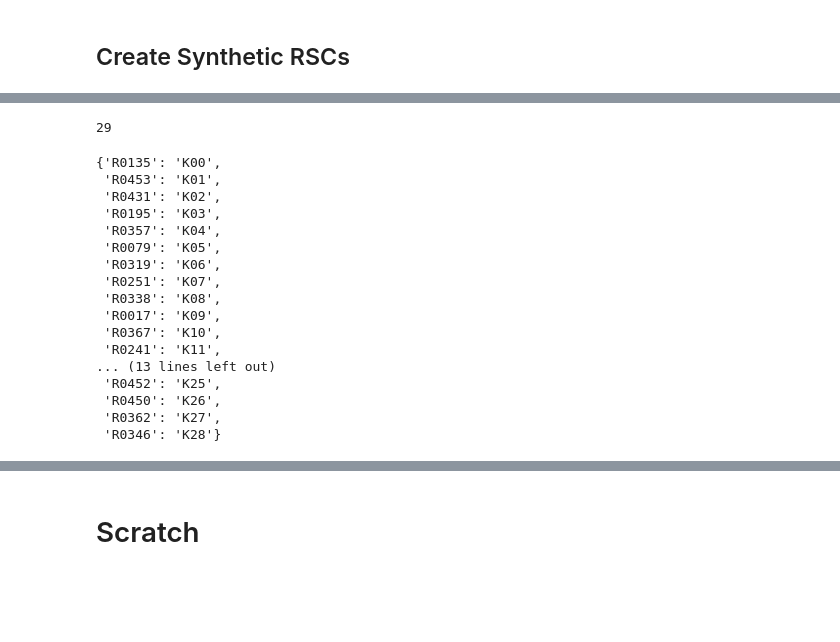
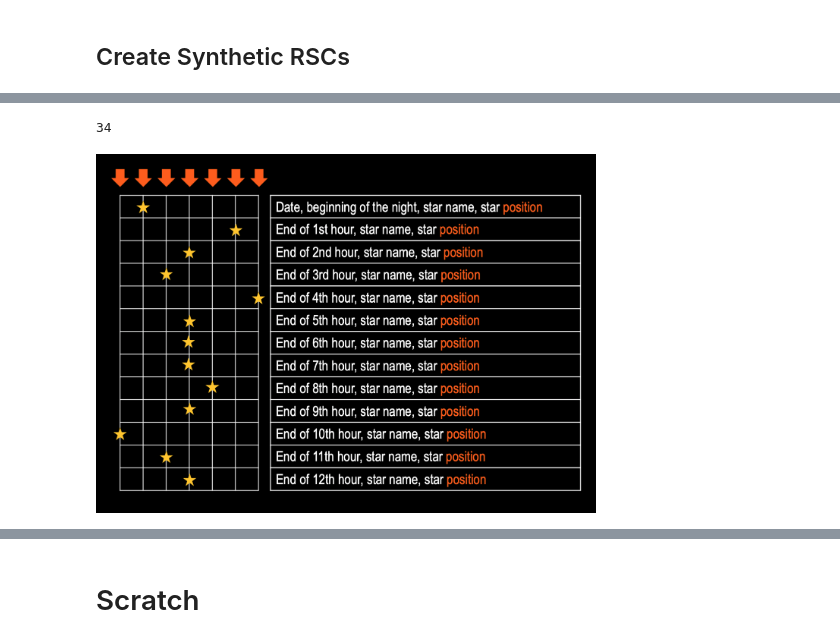
Before and after one commit to lunazagor/decanOpy, a Jupyter notebook: notebooks/synRSCgenerator.ipynb, the cells around one changed output, grey strips where cells are left out. Drawn from its saved outputs; the diff is of its cells as text; code cells hidden in the pictures; blank space fills up the shorter version.

```diff
--- a/notebooks/synRSCgenerator.ipynb
+++ b/notebooks/synRSCgenerator.ipynb
@@ -444,22 +593,0 @@ done
-# %%
-print(len(known_stars_dict))
-known_stars_dict
-# %% [output]
-29
-{'R0135': 'K00',
- 'R0453': 'K01',
- 'R0431': 'K02',
- 'R0195': 'K03',
- 'R0357': 'K04',
- 'R0079': 'K05',
- 'R0319': 'K06',
- 'R0251': 'K07',
- 'R0338': 'K08',
- 'R0017': 'K09',
- 'R0367': 'K10',
- 'R0241': 'K11',
-... (13 lines left out)
- 'R0452': 'K25',
- 'R0450': 'K26',
- 'R0362': 'K27',
- 'R0346': 'K28'}
@@ -465,0 +660,5 @@ known_stars_dict
+# %%
+# check number of known stars
+print(len(known_stars_dict))
+# %% [output]
+34
@@ -465,0 +675,7 @@ known_stars_dict
+# %%
+# Just a reminder of the sketch of the Ramesside Star Clock from Sarah's notes
+
+from IPython import display
+display.Image("../dev/notes/N&P/rsc_sketch_Sarah.png", width = 500)
+# %% [output]
+[figure, added]
```
Also changed, not shown: parts of 88 cells of this notebook.
